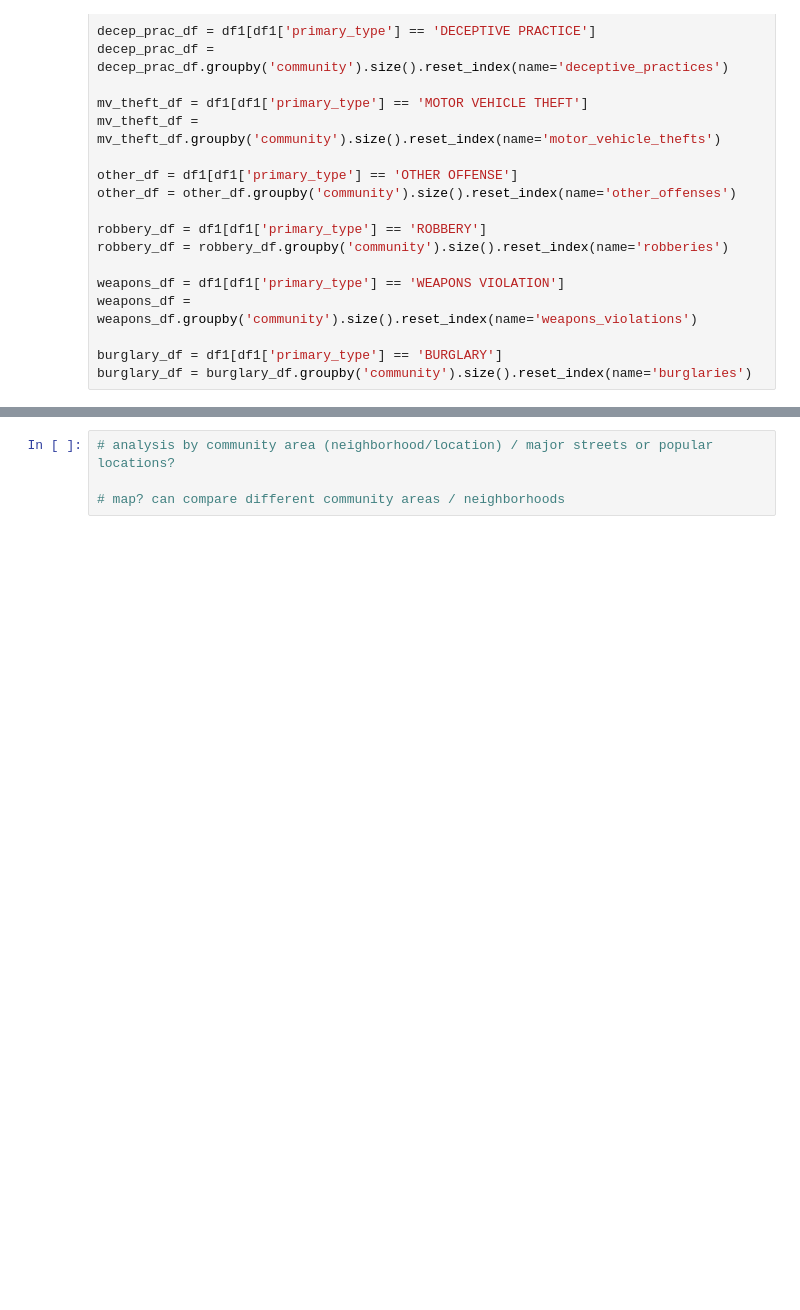
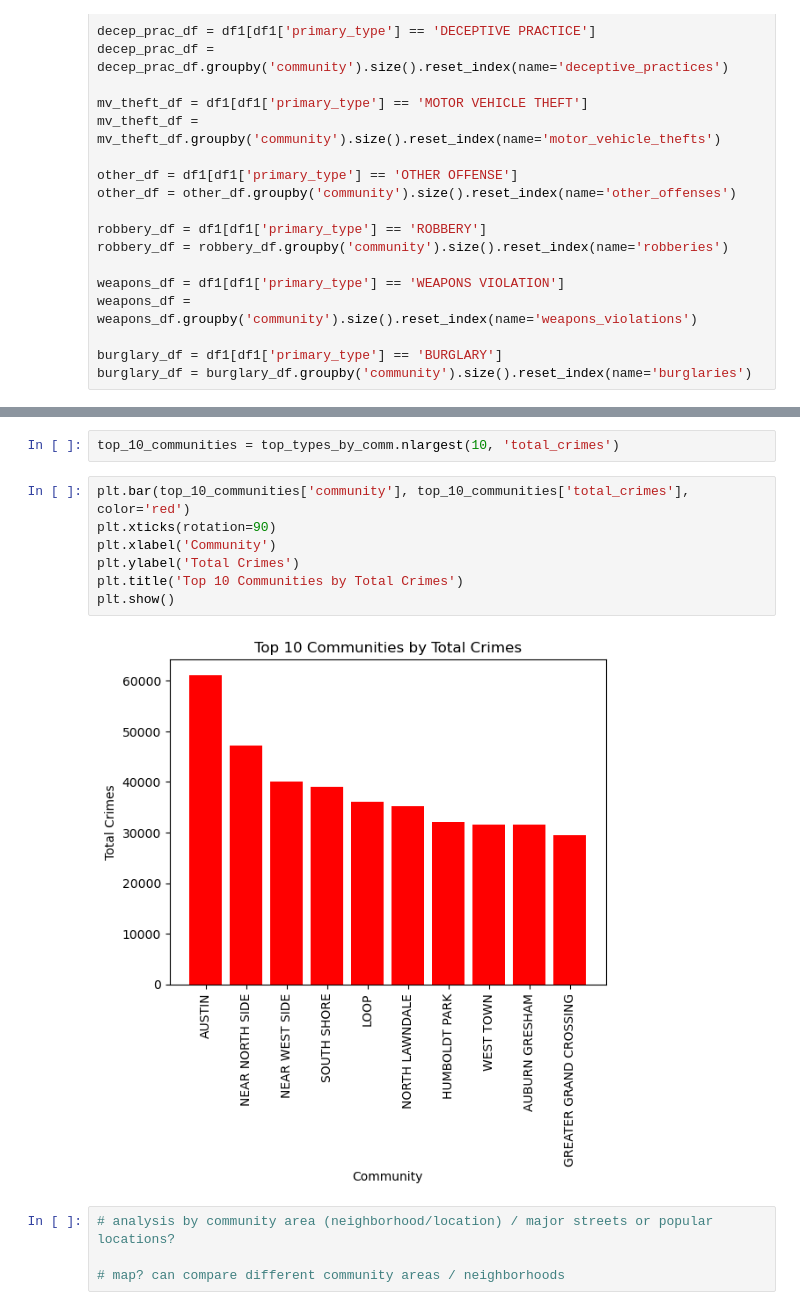
Before and after one commit to jdolinsky/chicago_crime, a Jupyter notebook: analysis.ipynb, the cells around one changed output, grey strips where cells are left out. Cells and saved outputs as stored; diff of their text form; blank space fills up the shorter version.

```diff
--- a/analysis.ipynb
+++ b/analysis.ipynb
@@ -130,6 +134,17 @@ top_types_by_comm.sort_values(by='total_crimes',ascending=False).head(10)
 | 75 | WEST TOWN | 11091 | 3715 | 3457 | 1898 | 2481 | 2437 | ... |
 | 4 | AUBURN GRESHAM | 4536 | 6813 | 4100 | 3281 | 1773 | 2156 | ... |
 | 29 | GREATER GRAND CROSSING | 3948 | 6696 | 3763 | 3163 | 1245 | 2377 | ... |
+# %%
+top_10_communities = top_types_by_comm.nlargest(10, 'total_crimes')
+# %%
+plt.bar(top_10_communities['community'], top_10_communities['total_crimes'], color='red')
+plt.xticks(rotation=90)
+plt.xlabel('Community')
+plt.ylabel('Total Crimes')
+plt.title('Top 10 Communities by Total Crimes')
+plt.show()
+# %% [output]
+[figure, added]
 # %%
 # analysis by community area (neighborhood/location) / major streets or popular locations?
 
```
Also changed, not shown: parts of 11 cells of this notebook, 2 other files.
